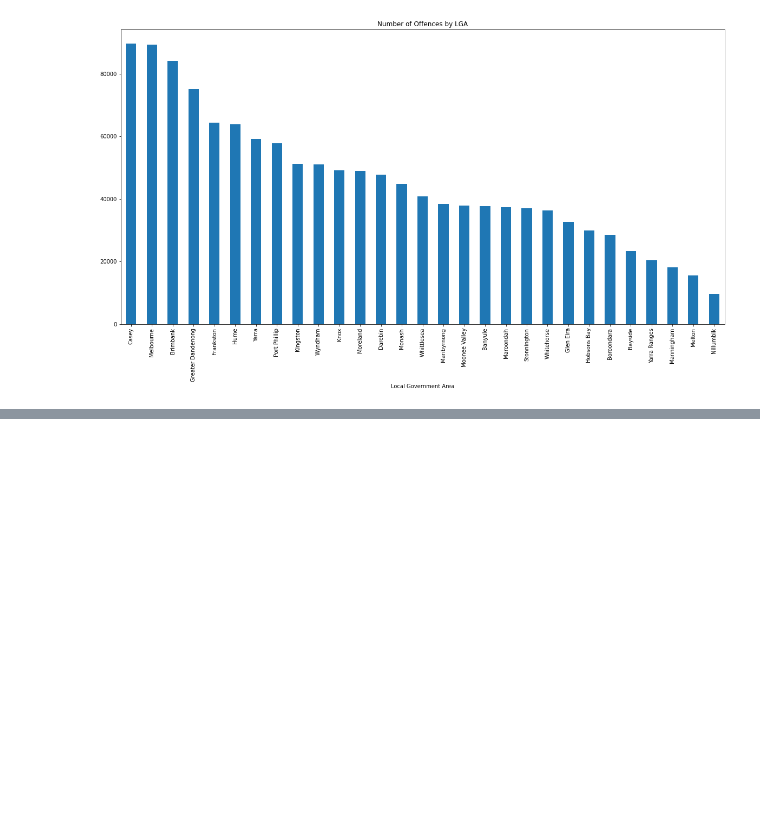
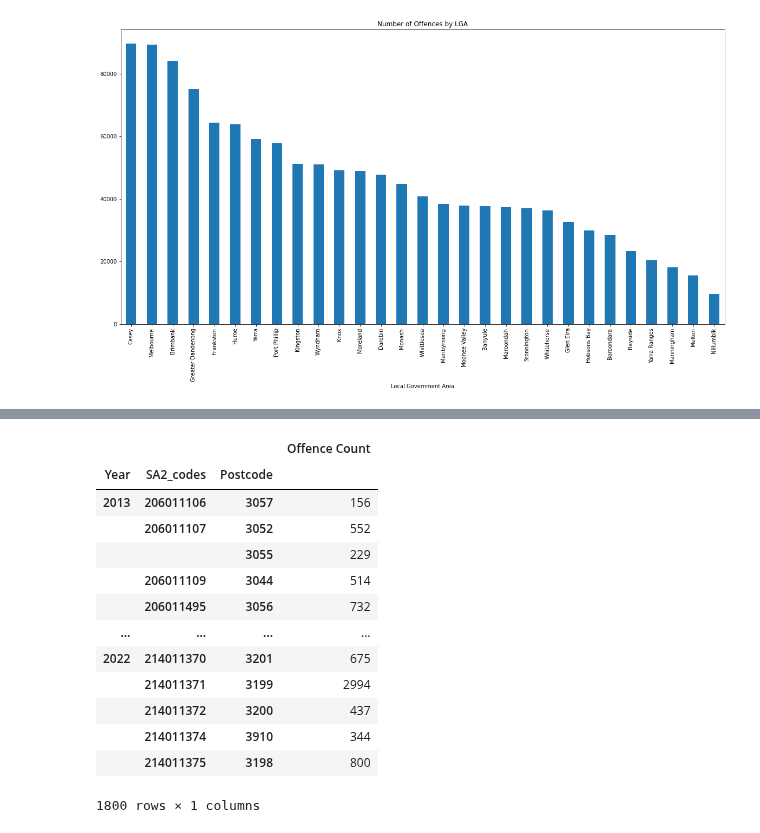
Before and after one commit to MAST30034-Applied-Data-Science/generic-real-estate-consulting-project-group-30, a Jupyter notebook: notebooks/preprocessing_crime.ipynb, the cells around one changed output, grey strips where cells are left out. Saved outputs shown, nothing was run; the diff lists cells and outputs as text; code cells hidden in the pictures; blank space fills up the shorter version.

Commit message:
create new df with sum of offences overall per SA2_code/postcode and by year

```diff
--- a/notebooks/preprocessing_crime.ipynb
+++ b/notebooks/preprocessing_crime.ipynb
@@ -478,2 +478,4 @@ offence_count_by_suburb.plot(kind='bar', figsize=(20,10), title="Number of Offen
 # %%
-processed_df
+crime_data_processed = processed_df.groupby(["Year", "SA2_codes", "Postcode"])['Offence Count'].sum()
+
+#for each year how many offences
@@ -493,0 +482,19 @@ processed_df
+# %%
+crime_data_processed = crime_data_processed.to_frame()
+# %%
+crime_data_processed
+# %% [output]
+|  |  |  | Offence Count |
+| Year | SA2_codes | Postcode |  |
+| 2013 | 206011106 | 3057 | 156 |
+|  | 206011107 | 3052 | 552 |
+|  |  | 3055 | 229 |
+|  | 206011109 | 3044 | 514 |
+|  | 206011495 | 3056 | 732 |
+| ... | ... | ... | ... |
+| 2022 | 214011370 | 3201 | 675 |
+|  | 214011371 | 3199 | 2994 |
+|  | 214011372 | 3200 | 437 |
+|  | 214011374 | 3910 | 344 |
+|  | 214011375 | 3198 | 800 |
+1800 rows × 1 columns
```
Also changed, not shown: parts of 19 cells of this notebook.
